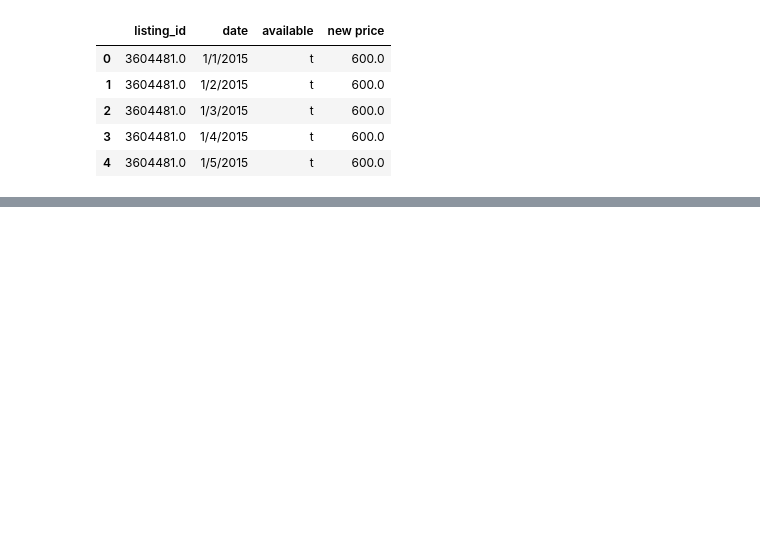
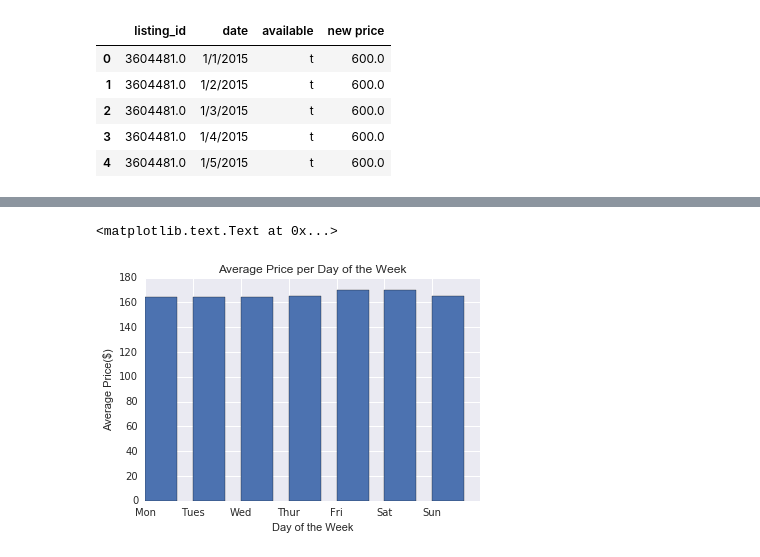
Before and after one commit to samuelklam/airbnb-pricing-prediction, a Jupyter notebook: data-exploration/seasonality-exploration-WJ.ipynb, the cells around one changed output, grey strips where cells are left out. Saved outputs shown, nothing was run; the diff lists cells and outputs as text; code cells hidden in the pictures; blank space fills up the shorter version.

```diff
--- a/data-exploration/seasonality-exploration-WJ.ipynb
+++ b/data-exploration/seasonality-exploration-WJ.ipynb
@@ -52,0 +71,16 @@ avg_price=[]
+# %%
+daily_avg_price=[]
+daily_median_price=[]
+b=['Mon','Tue','Wed','Thu','Fri','Sat','Sun']
+for i in range(7):
+    daily_avg_price.append(data[data['weekday'] == i]['new price'].mean())
+    daily_median_price.append(data[data['weekday'] == i]['new price'].median())
+# %%
+plt.bar(range(len(daily_avg_price)),daily_avg_price,1/1.5)
+plt.xticks(range(len(daily_avg_price)),b)
+plt.ylabel('Average Price($)')
+plt.xlabel('Day of the Week')
+plt.title('Average Price per Day of the Week')
+# %% [output]
+<matplotlib.text.Text at 0x...>
+[figure, added]
```
Also changed, not shown: parts of 25 cells of this notebook.
